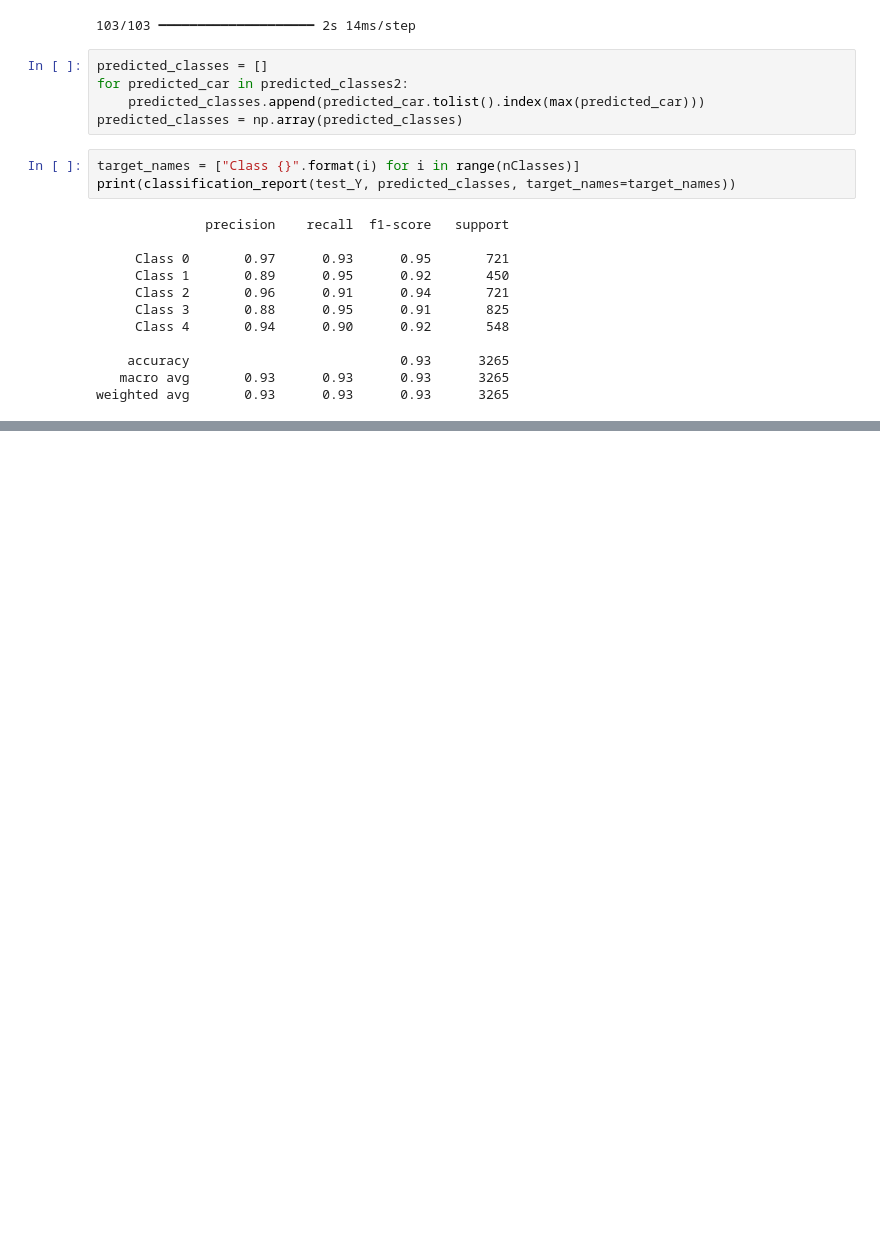
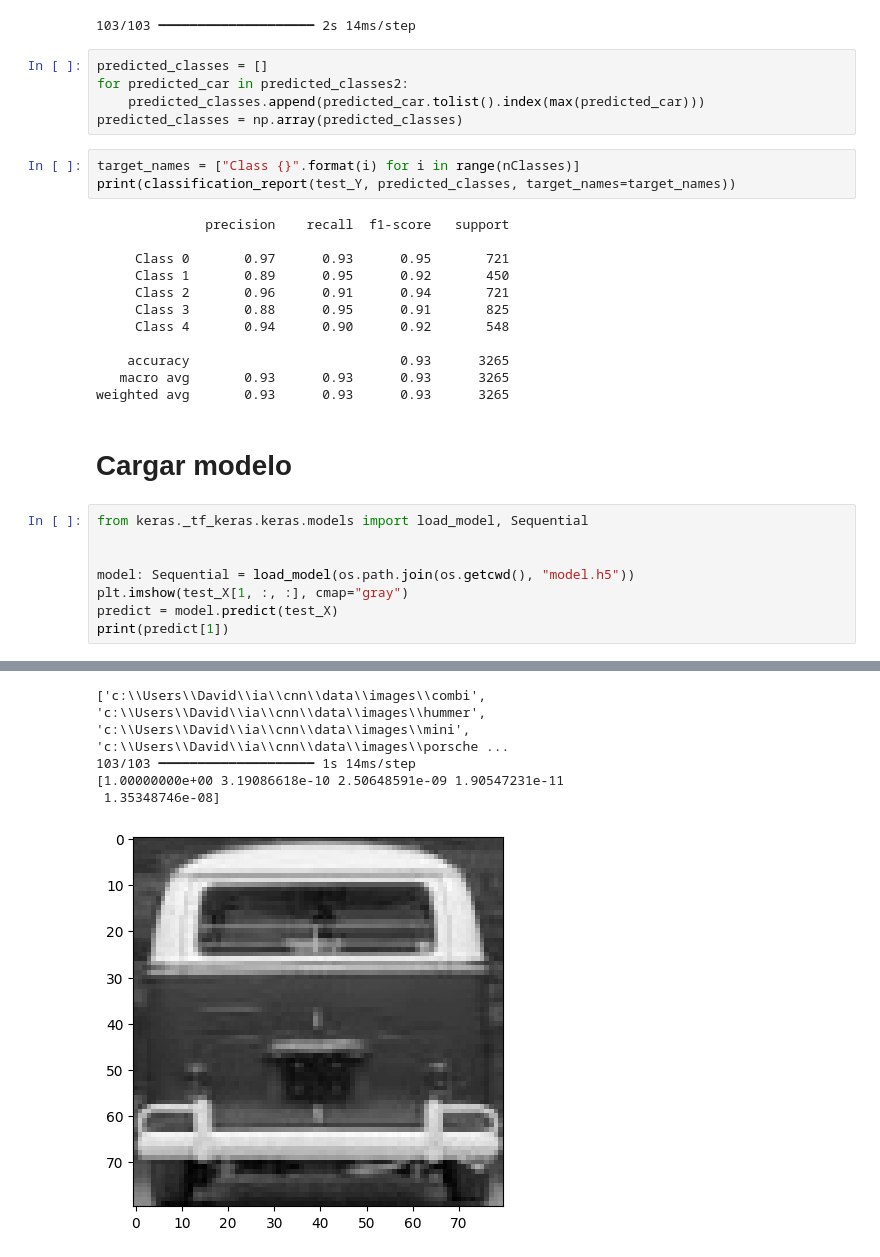
Before and after one commit to godavdev/ia-2, a Jupyter notebook: cnn/CNN.ipynb, the cells around one changed output, grey strips where cells are left out. Drawn from its saved outputs; the diff is of its cells as text; blank space fills up the shorter version.

```diff
--- a/cnn/CNN.ipynb
+++ b/cnn/CNN.ipynb
@@ -268,3 +266,14 @@ print(classification_report(test_Y, predicted_classes, target_names=target_names
     accuracy                           0.93      3265
    macro avg       0.93      0.93      0.93      3265
 weighted avg       0.93      0.93      0.93      3265
+# %% [markdown]
+# Cargar modelo
+# %%
+from keras._tf_keras.keras.models import load_model, Sequential
+
+
+model: Sequential = load_model(os.path.join(os.getcwd(), "model.h5"))
+plt.imshow(test_X[1, :, :], cmap="gray")
+predict = model.predict(test_X)
+print(predict[1])
+# %% [output]
@@ -270,0 +281,5 @@ weighted avg       0.93      0.93      0.93      3265
+['c:\\Users\\David\\ia\\cnn\\data\\images\\combi', 'c:\\Users\\David\\ia\\cnn\\data\\images\\hummer', 'c:\\Users\\David\\ia\\cnn\\data\\images\\mini', 'c:\\Users\\David\\ia\\cnn\\data\\images\\porsche ...
+103/103 ━━━━━━━━━━━━━━━━━━━━ 1s 14ms/step
+[1.00000000e+00 3.19086618e-10 2.50648591e-09 1.90547231e-11
+ 1.35348746e-08]
+[figure, added]
```
Also changed, not shown: parts of 4 cells of this notebook.
